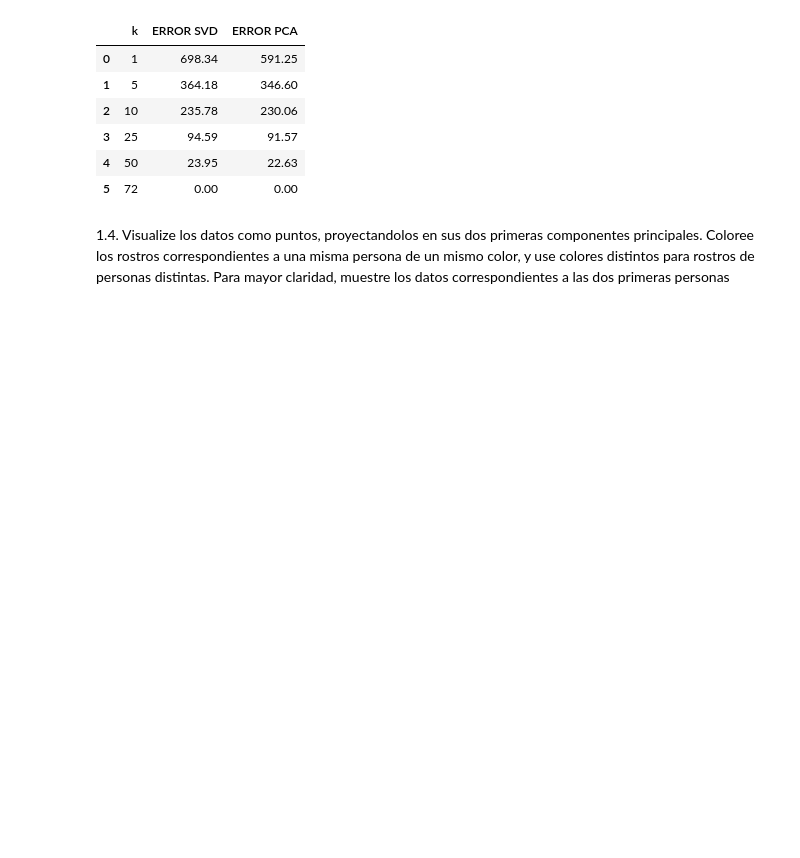
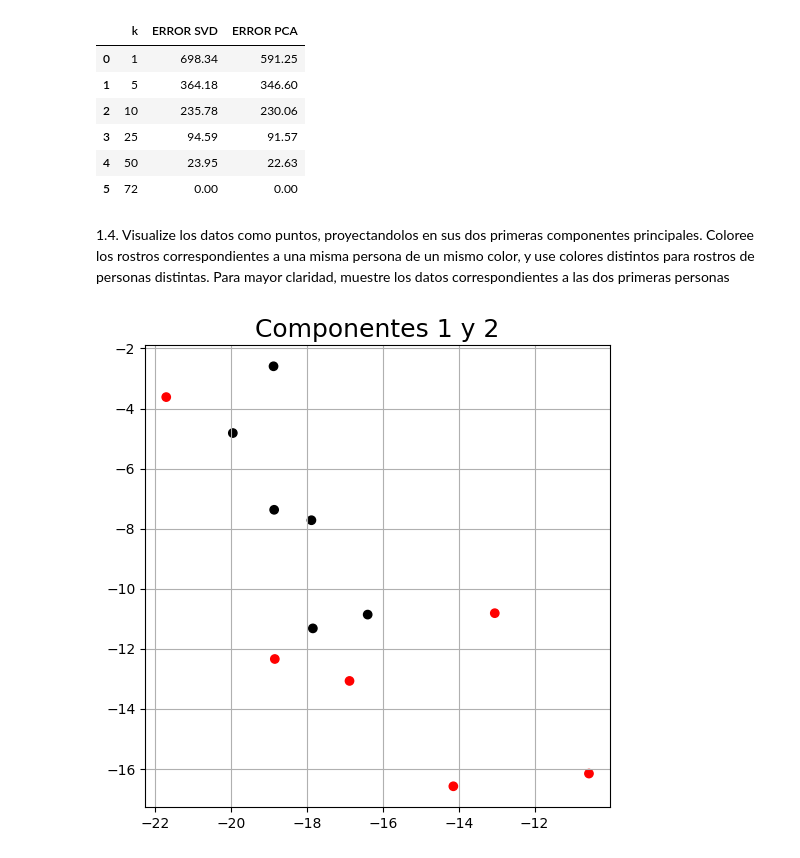
Before and after one commit to fernandaleroy/Proyecto-Algebra-, a Jupyter notebook: Codigo_Proyecto_SVD.ipynb, the cells around one changed output. Cells and saved outputs as stored; diff of their text form; code cells hidden in the pictures; blank space fills up the shorter version.

```diff
--- a/Codigo_Proyecto_SVD.ipynb
+++ b/Codigo_Proyecto_SVD.ipynb
@@ -145,3 +145,22 @@ df_error.round(2)    # Redondeamos los valores
 1.4. Visualize los datos como puntos, proyectandolos en sus dos primeras componentes principales. Coloree los rostros correspondientes a una misma
 persona de un mismo color, y use colores distintos para rostros de personas distintas. Para mayor claridad, muestre los datos correspondientes a
 las dos primeras personas
+# %%
+# Calculamos las proyecciones de la matriz centrada en el espacio de componentes principales, similar al la SVD truncada
+U, S, Vh = np.linalg.svd(A_centrada, full_matrices=False)
+proyeccion = U @ np.diag(S)
+# %%
+# Funcion que grafica la proyeccion comparando 2 componentes, para visualizar x,y se debe ingresar x-1,y-1
+def graficar_proyeccion_componentes(proyeccion, componente1, componente2):
+    x = proyeccion[:12, componente1]
+    y = proyeccion[:12, componente2]
+
+    plt.figure(figsize=(6, 6))
+    plt.scatter(x, y, c=(["red"]*6 + ["black"]*6))
+    plt.title(f"Componentes {componente1 + 1} y {componente2 + 1}", fontsize=18)
+    plt.grid(True)
+    plt.show()
+# %%
+graficar_proyeccion_componentes(proyeccion, 0, 1)   # Componentes 1 y 2
+# %% [output]
+[figure, added]
```
Also changed, not shown: parts of 5 cells of this notebook.
